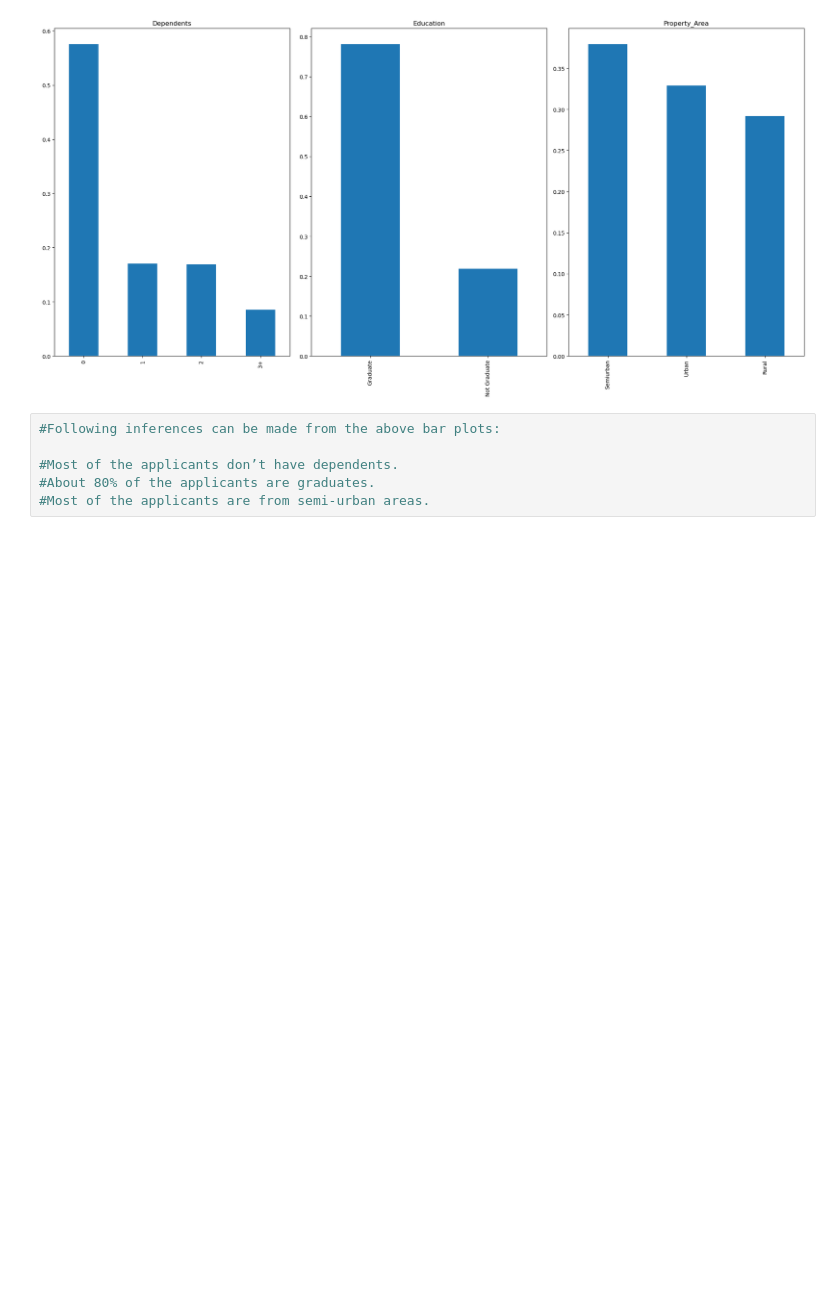
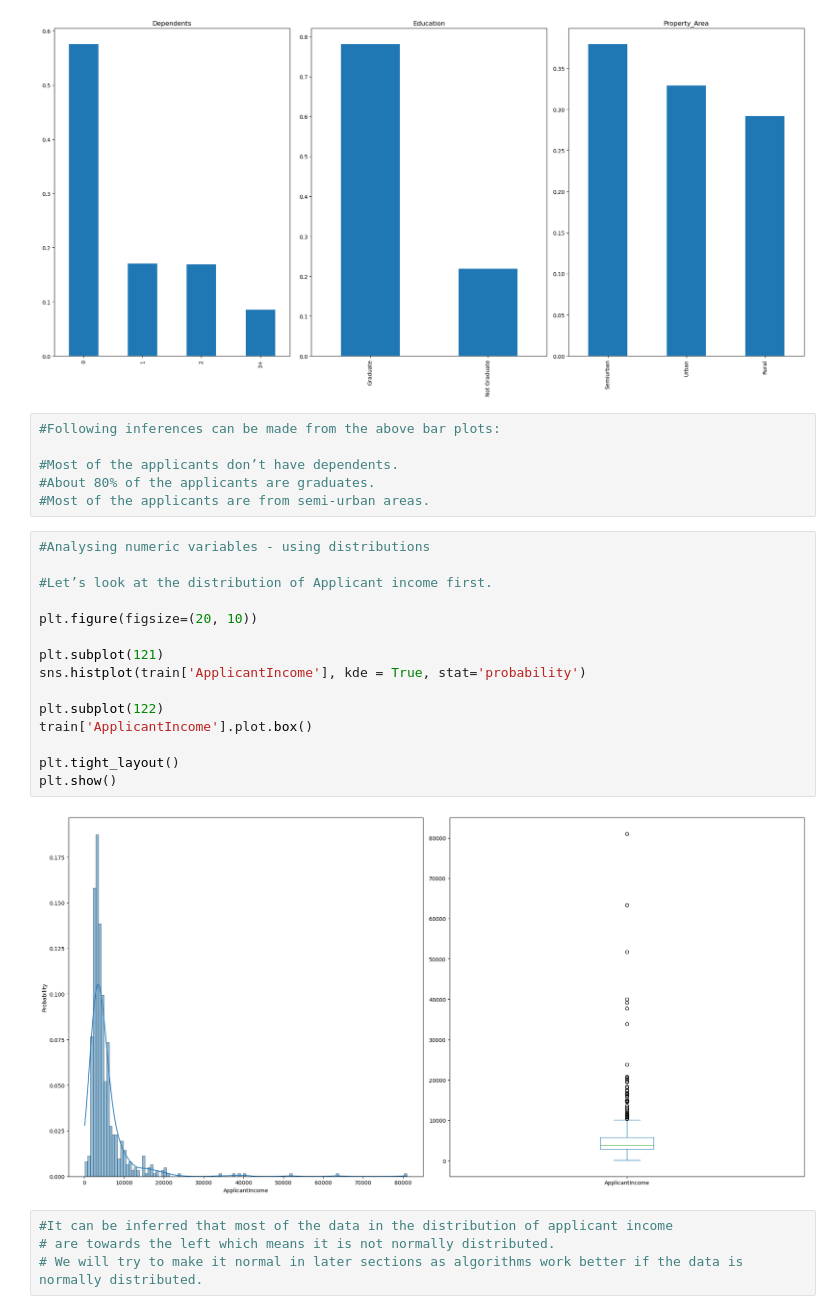
Before and after one commit to SaiSaketh-dev/Python_data_project, a Jupyter notebook: 4_loan_prediction_project/Loan_prediction.ipynb, the cells around one changed output. Cells and saved outputs as stored; diff of their text form; blank space fills up the shorter version.

```diff
--- a/4_loan_prediction_project/Loan_prediction.ipynb
+++ b/4_loan_prediction_project/Loan_prediction.ipynb
@@ -162,3 +162,24 @@ plt.show()
 #Most of the applicants don’t have dependents.
 #About 80% of the applicants are graduates.
 #Most of the applicants are from semi-urban areas.
+# %%
+#Analysing numeric variables - using distributions
+
+#Let’s look at the distribution of Applicant income first.
+
+plt.figure(figsize=(20, 10))
+
+plt.subplot(121)
+sns.histplot(train['ApplicantIncome'], kde = True, stat='probability')
+
+plt.subplot(122)
+train['ApplicantIncome'].plot.box()
+
+plt.tight_layout()
+plt.show()
+# %% [output]
+[figure, added]
+# %%
+#It can be inferred that most of the data in the distribution of applicant income
+# are towards the left which means it is not normally distributed.
+# We will try to make it normal in later sections as algorithms work better if the data is normally distributed.
```
Also changed, not shown: parts of 8 cells of this notebook.
